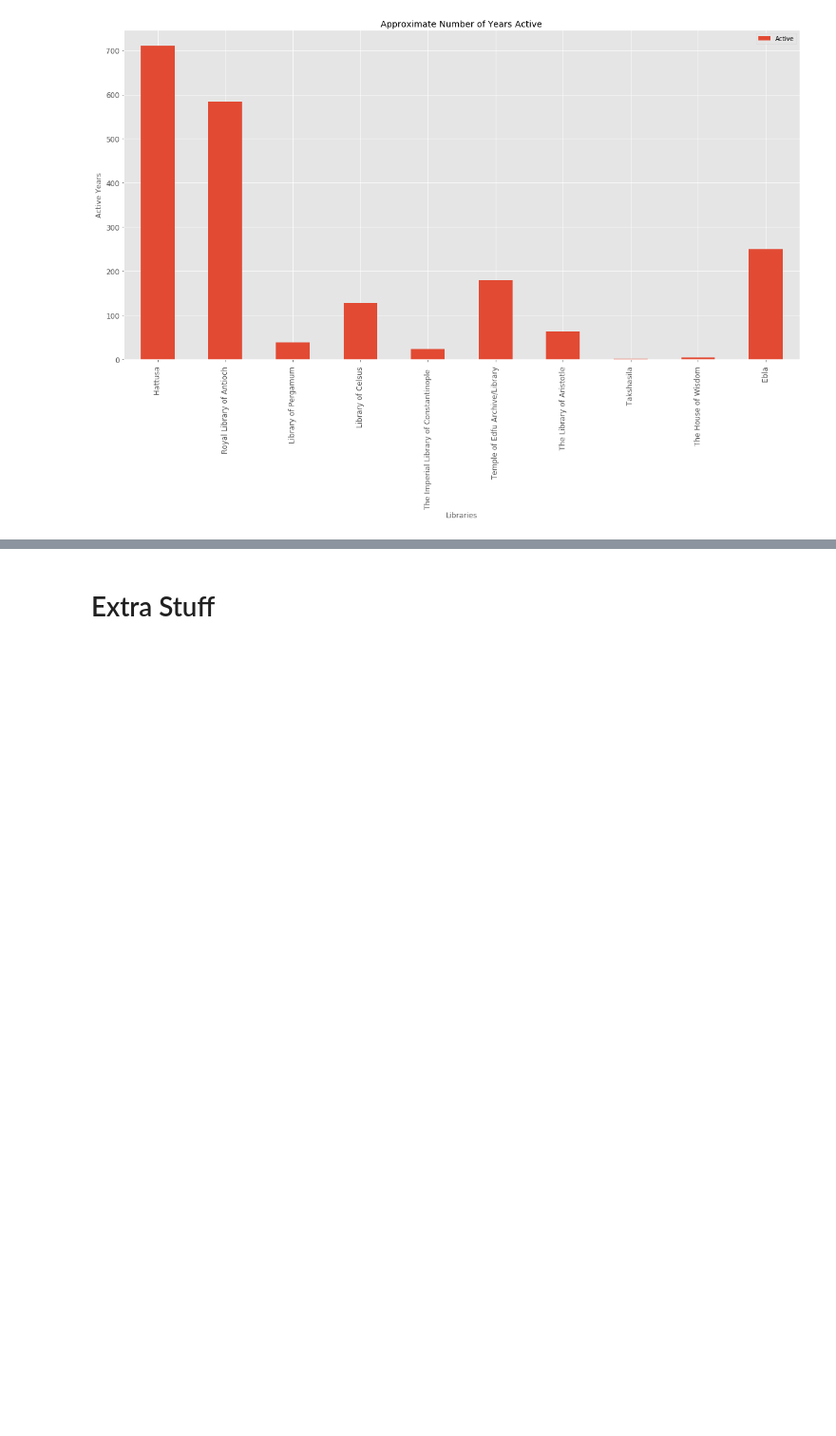
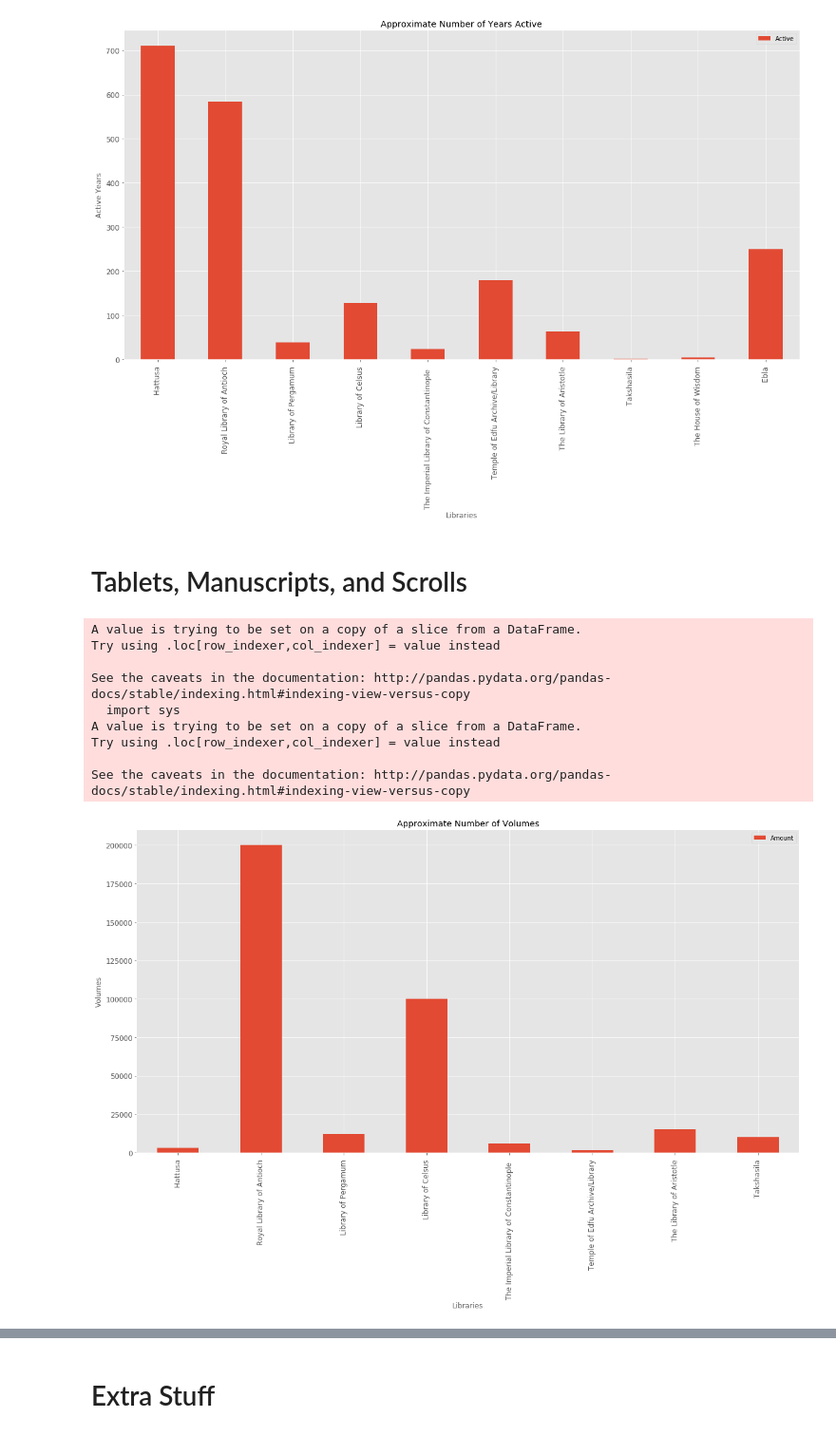
Before and after one commit to Data-HistoryLovers/Hist_Blogs, a Jupyter notebook: Hist01_AncientLibraries.ipynb, the cells around one changed output, grey strips where cells are left out. Shown at 95% size. Saved outputs shown, nothing was run; the diff lists cells and outputs as text; code cells hidden in the pictures; blank space fills up the shorter version.

Commit message:
Almost finished with Ancient Library notebook

```diff
--- a/Hist01_AncientLibraries.ipynb
+++ b/Hist01_AncientLibraries.ipynb
@@ -452,3 +435,34 @@ plt.savefig('Years_Active')
 plt.show()
 # %% [output]
 [figure]
+# %% [markdown]
+# Tablets, Manuscripts, and Scrolls
+# %%
+df3['Archives'] = df3['Extra']
+df3['Type'] = df3.Archives.str.extract('(volumes|texts|archives|tablets|scrolls)', expand=True)
+df3['Archives'] = df3['Extra'].str.replace(',','')
+df3['Amount'] = df3['Archives'].str.extract('(\d+)', expand=False)
+df3['Amount'] = df3['Amount'].str.replace('19','')
+Archives = df3.dropna(subset=['Type'])
+Archives['Amount'] = pd.to_numeric(Archives['Amount'], errors='coerce')
+Archives['Start_Date_Y'] = pd.to_numeric(Archives['Start_Date_Y'], errors='coerce')
+Archives = Archives.dropna(subset=['Amount'])
+Archives2 = Archives.filter(['Library', 'Type', 'Amount'])
+ax = Archives2.plot(kind='bar', stacked = 'True', title ="Approximate Number of Volumes"
+                        ,figsize=(20, 10),legend=True, fontsize=12)
+ax.set_xlabel("Libraries",fontsize=12)
+ax.set_ylabel("Volumes",fontsize=12)
+ax.set_xticklabels(date_compare3['Library'], rotation=90)
+plt.savefig('Volumes')
+plt.show()
+# %% [output]
+A value is trying to be set on a copy of a slice from a DataFrame.
+Try using .loc[row_indexer,col_indexer] = value instead
+
+See the caveats in the documentation: http://pandas.pydata.org/pandas-docs/stable/indexing.html#indexing-view-versus-copy
+  import sys
+A value is trying to be set on a copy of a slice from a DataFrame.
+Try using .loc[row_indexer,col_indexer] = value instead
+
+See the caveats in the documentation: http://pandas.pydata.org/pandas-docs/stable/indexing.html#indexing-view-versus-copy
+[figure, added]
```
Also changed, not shown: parts of 6 cells of this notebook, 5 other files.
